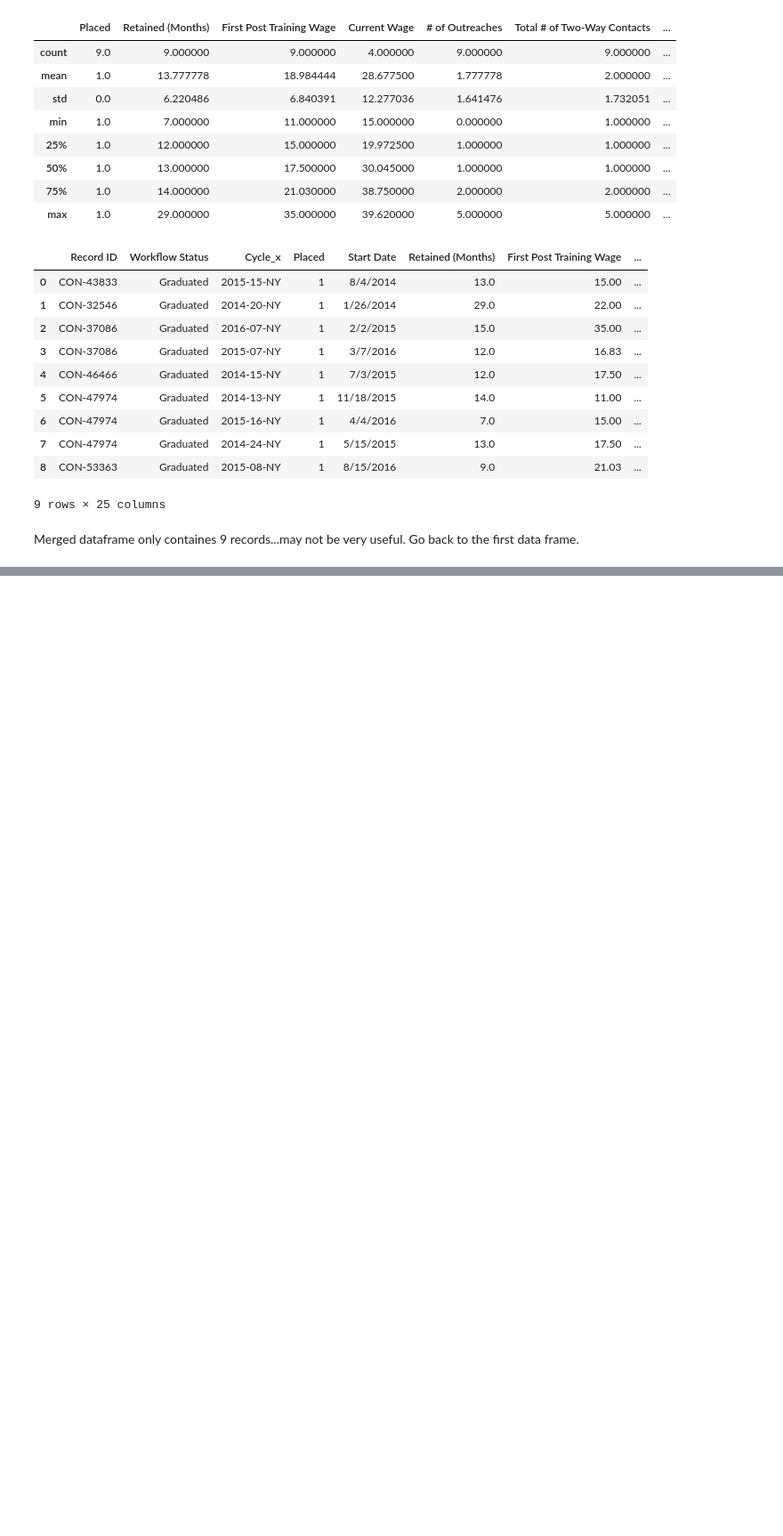
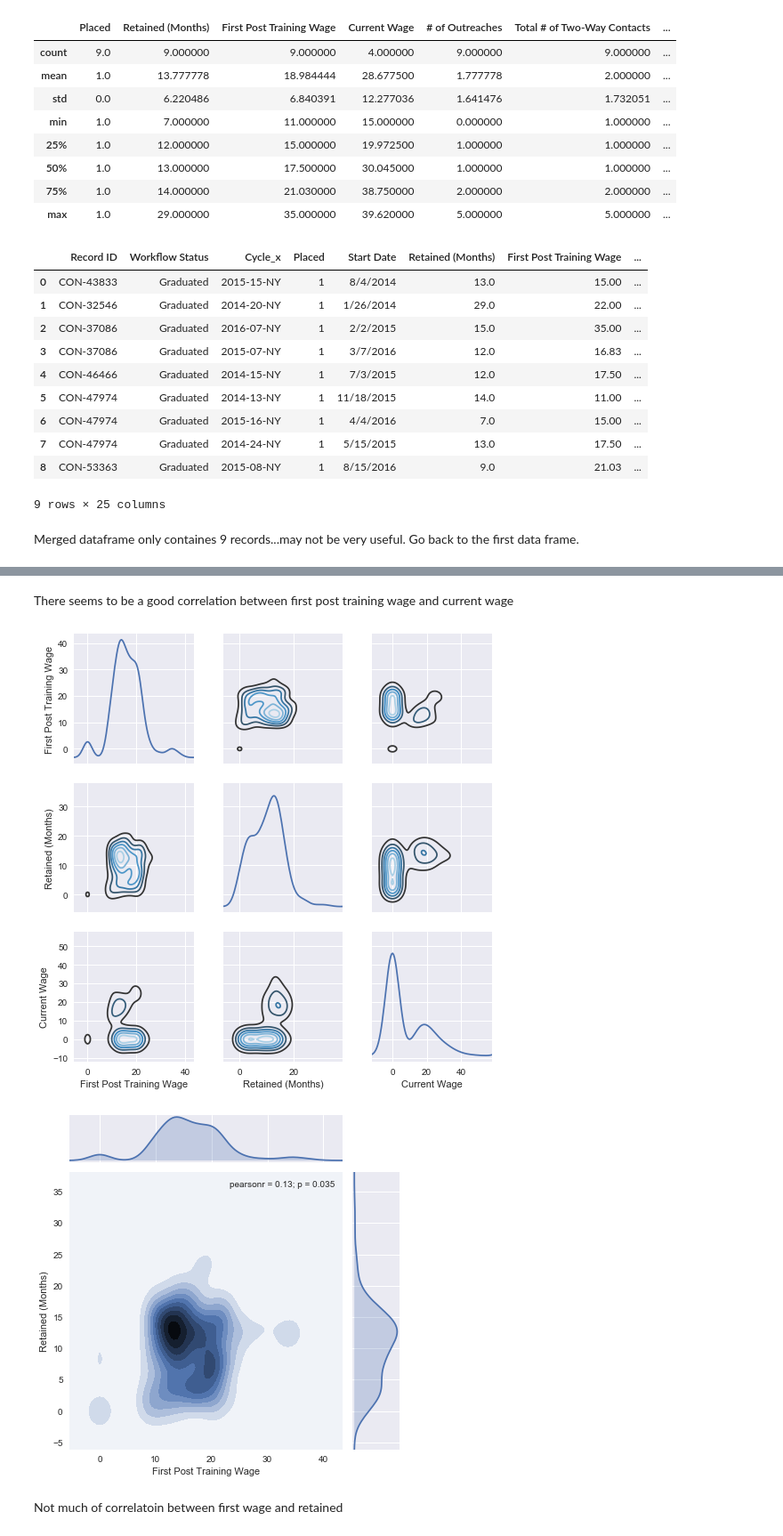
Before and after one commit to KT12/keepintouch, a Jupyter notebook: per_scholas_eda.ipynb, the cells around one changed output, grey strips where cells are left out. Shown at 89% size. Saved outputs shown, nothing was run; the diff lists cells and outputs as text; code cells hidden in the pictures; blank space fills up the shorter version.

```diff
--- a/per_scholas_eda.ipynb
+++ b/per_scholas_eda.ipynb
@@ -125,0 +158,10 @@ Merged dataframe only containes 9 records...may not be very useful.  Go back to
+# %% [markdown]
+There seems to be a good correlation between first post training wage and current wage
+# %%
+sns.jointplot(x=first_wage, y=retained, kind="kde");
+plt.show()
+# %% [output]
+[figure, added]
+[figure, added]
+# %% [markdown]
+Not much of correlatoin between first wage and retained
```
Also changed, not shown: parts of 10 cells of this notebook.
